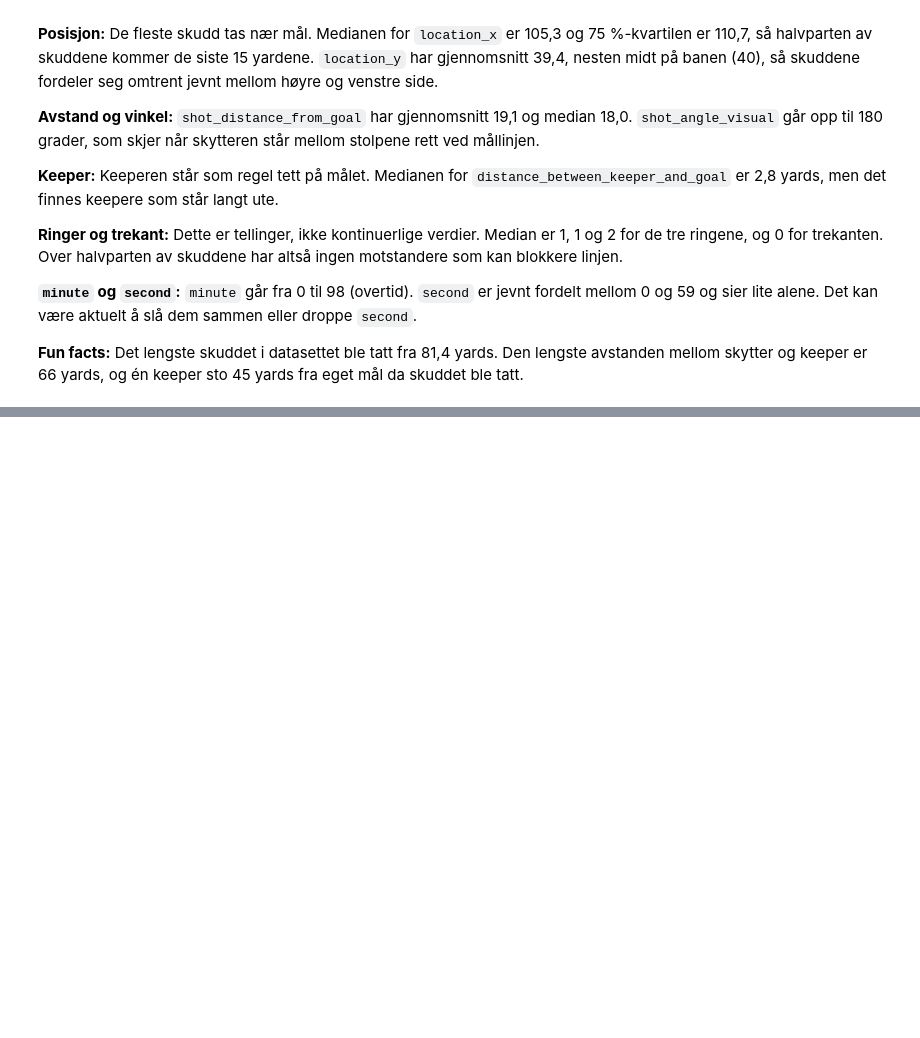
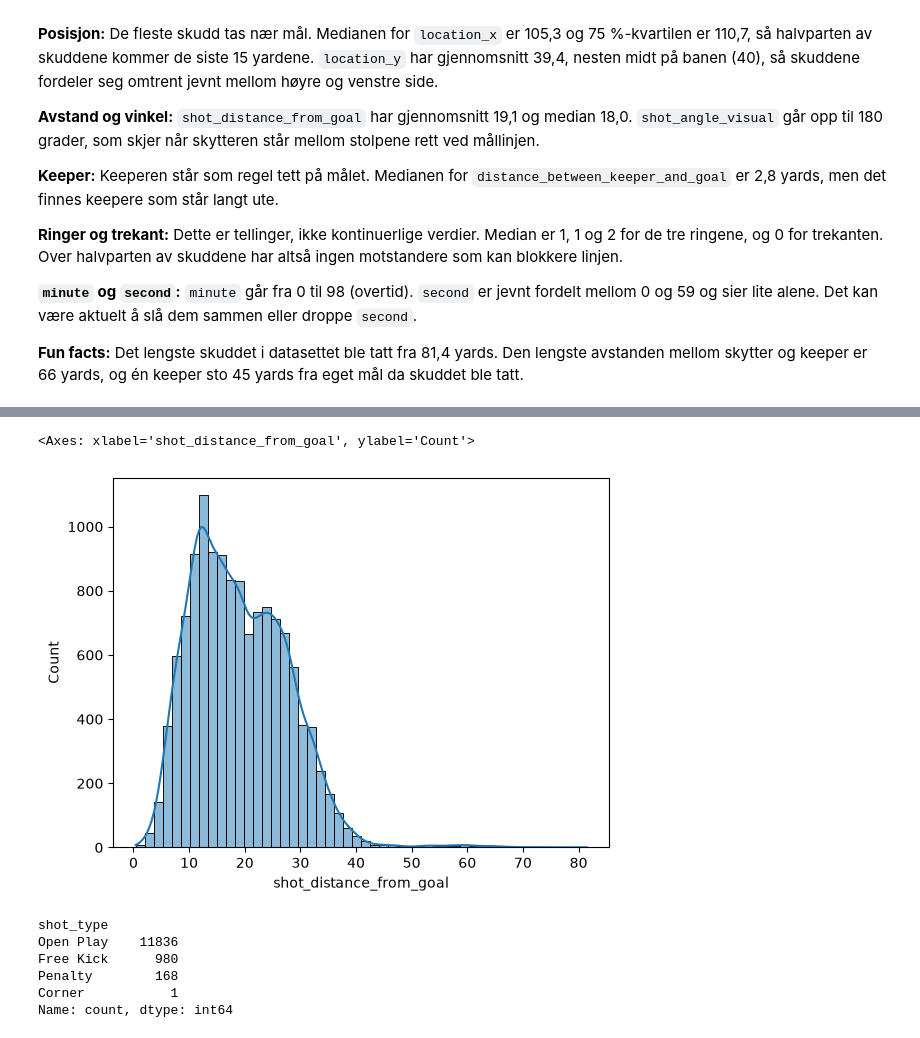
Before and after one commit to Daniel11098/football-predictions, a Jupyter notebook: Mandtory2/Ensemble_Models_And_Ann.ipynb, the cells around one changed output, grey strips where cells are left out. Cells and saved outputs as stored; diff of their text form; code cells hidden in the pictures; blank space fills up the shorter version.

```diff
--- a/Mandtory2/Ensemble_Models_And_Ann.ipynb
+++ b/Mandtory2/Ensemble_Models_And_Ann.ipynb
@@ -757,0 +814,14 @@ array([[<Axes: title={'center': 'minute'}>,
+# %%
+sbn.histplot(barcelona_shots["shot_distance_from_goal"], bins=50, kde=True)
+# %% [output]
+<Axes: xlabel='shot_distance_from_goal', ylabel='Count'>
+[figure, added]
+# %%
+barcelona_shots["shot_type"].value_counts()
+# %% [output]
+shot_type
+Open Play    11836
+Free Kick      980
+Penalty        168
+Corner           1
+Name: count, dtype: int64
```
Also changed, not shown: parts of 55 cells of this notebook, 1 other file.
